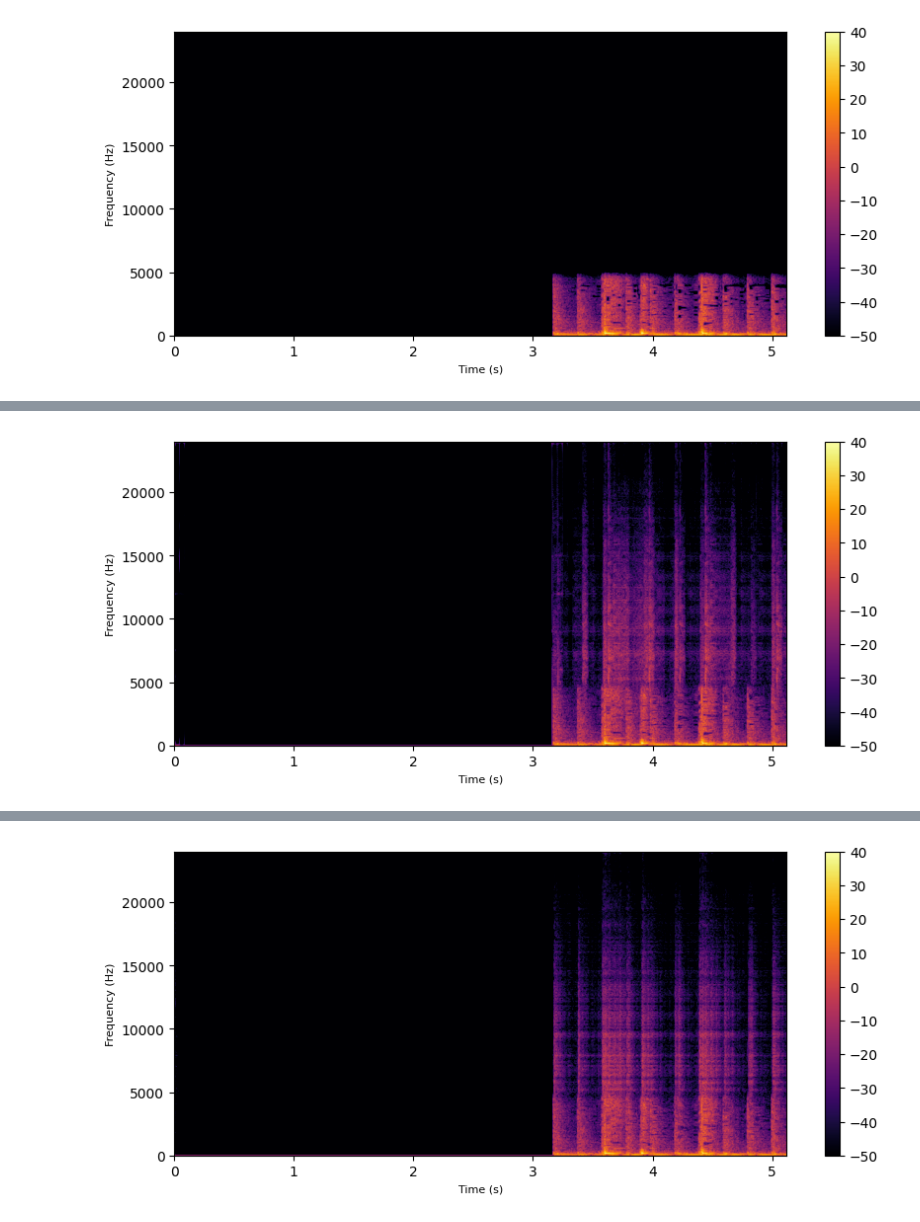
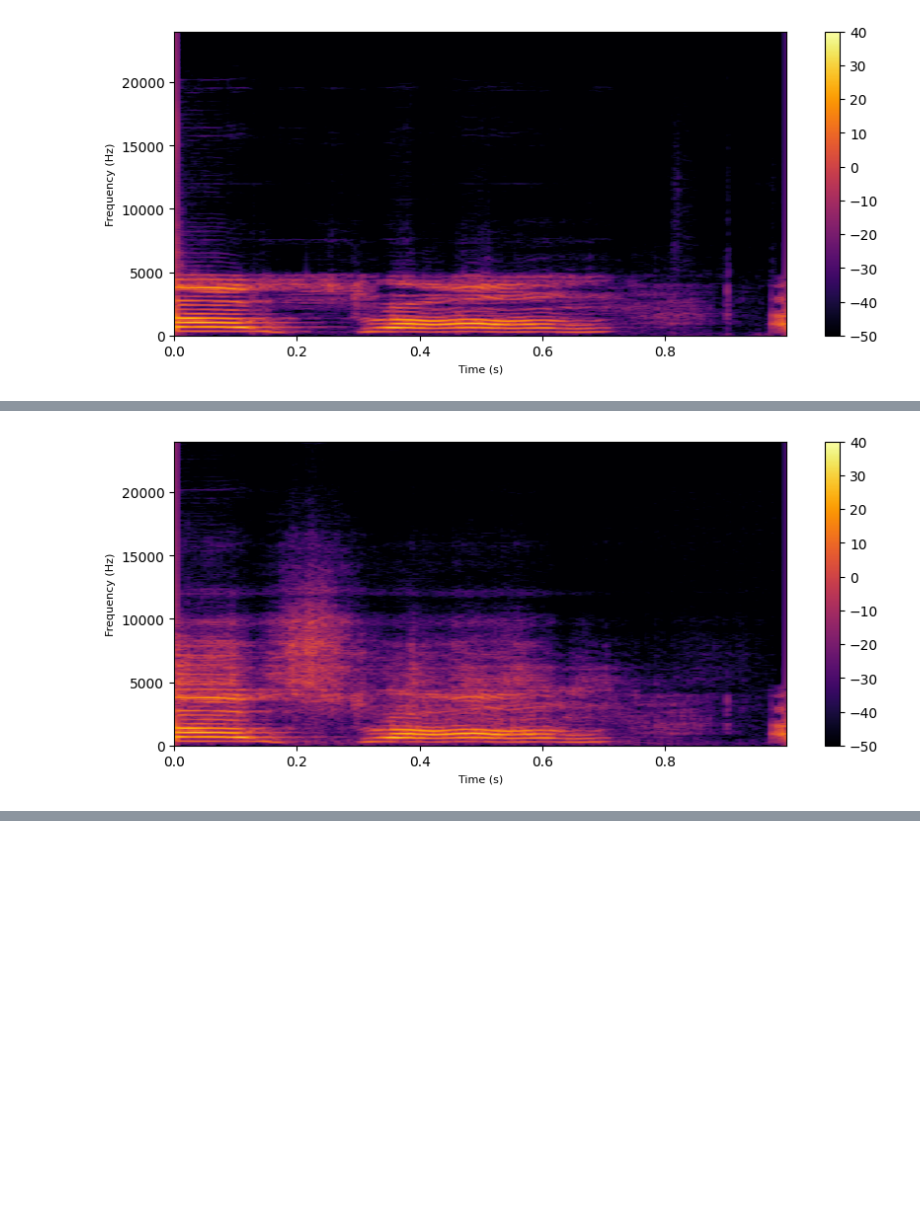
Before and after one commit to woongzip1/BESSL__, a Jupyter notebook: demo_eval_save_figures.ipynb, the cells around one changed output, grey strips where cells are left out. Cells and saved outputs as stored; diff of their text form; code cells hidden in the pictures; blank space fills up the shorter version.

```diff
--- a/demo_eval_save_figures.ipynb
+++ b/demo_eval_save_figures.ipynb
@@ -86,0 +92,25 @@ val: 250 files loaded
+# %%
+path_wb = [
+            "/mnt/hdd/Dataset_BESSL/FSD50K_WB_SEGMENT/",
+            "/mnt/hdd/Dataset_BESSL/MUSDB_WB_SEGMENT/",
+
+            ]
+path_nb = [
+            "/mnt/hdd/Dataset_BESSL/FSD50K_LPF/",
+            "/mnt/hdd/Dataset_BESSL/MUSDB_LPF/",
+
+            ]
+# dataset = CustomDataset(path_dir_nb=path_nb, path_dir_wb=path_wb, seg_len=1, mode="train")
+
+
+""" nb에서 100을 crop 해야하는 이유 """
+# path_wb = [
+#             "/mnt/hdd/Dataset/FSD50K_48kHz/FSD50K.eval_audio",
+#             "/mnt/hdd/Dataset/MUSDB18_HQ_mono_48kHz/test",
+#             ]
+# path_nb = [
+#             "/mnt/hdd/FSD50K_CORE_fir/FSD50K.eval_audio",
+#             "/mnt/hdd/MUSDB18_CORE_fir/test",
+#             ]
+
+dataset = CustomDataset(path_dir_nb=path_nb, path_dir_wb=path_wb, seg_len=0.9, mode="train")
@@ -87,14 +148,18 @@ val: 250 files loaded
 # %%
 idx = torch.randint(1,250,size=(1,1))
 print(idx)
-# idx = 90
+idx = 231
+# idx = 90, 11, 231
 wb, nb, spec, name, label = dataset[idx]
-wb, nb, spec, name, label = mus_dataset[idx]
+# wb, nb, spec, name, label = mus_dataset[idx]
 print(name)
+
+wb = wb[:, :-100]
+nb = nb[:, 100:]
 a = draw_spec(wb.squeeze().numpy(), sr=48000, figsize=(10,4))
-a = draw_spec(nb.squeeze().numpy(), sr=48000, figsize=(10,4))
+# a = draw_spec(nb.squeeze().numpy(), sr=48000, figsize=(10,4))
 display(Audio(wb, rate=48000))
-display(Audio(nb, rate=48000))
+# display(Audio(nb, rate=48000))
 
 with torch.no_grad():
     out = model(nb, spec)
@@ -112 +178 @@ mixture_mono
-[figure, old version]
+[figure, new version]
@@ -114,4 +179,3 @@ mixture_mono
 [interactive output not drawn]
-[figure, old version]
+[figure, new version]
 [interactive output not drawn]
-[figure, removed]
```
Also changed, not shown: parts of 5 cells of this notebook, 7 other files.
